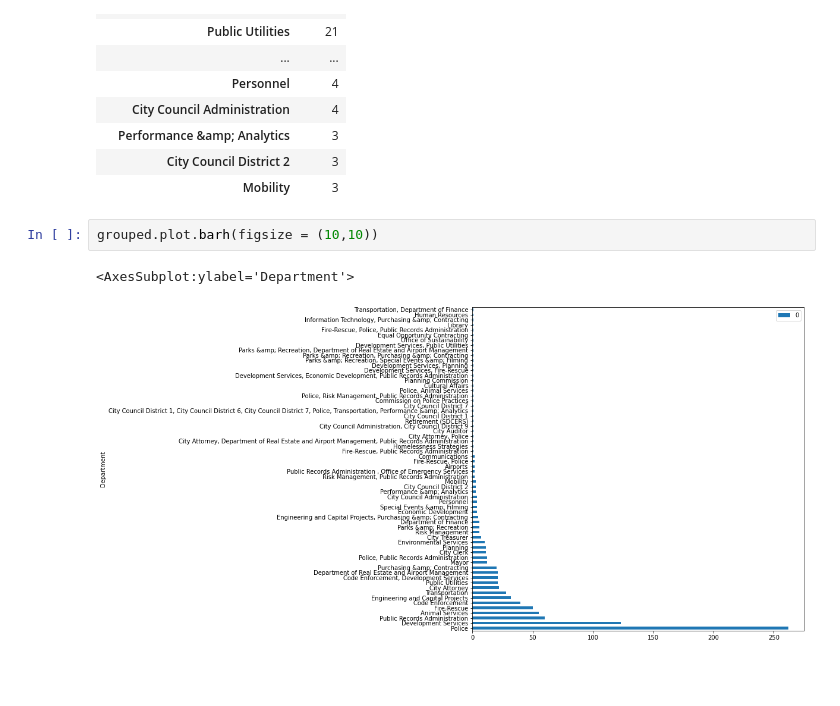
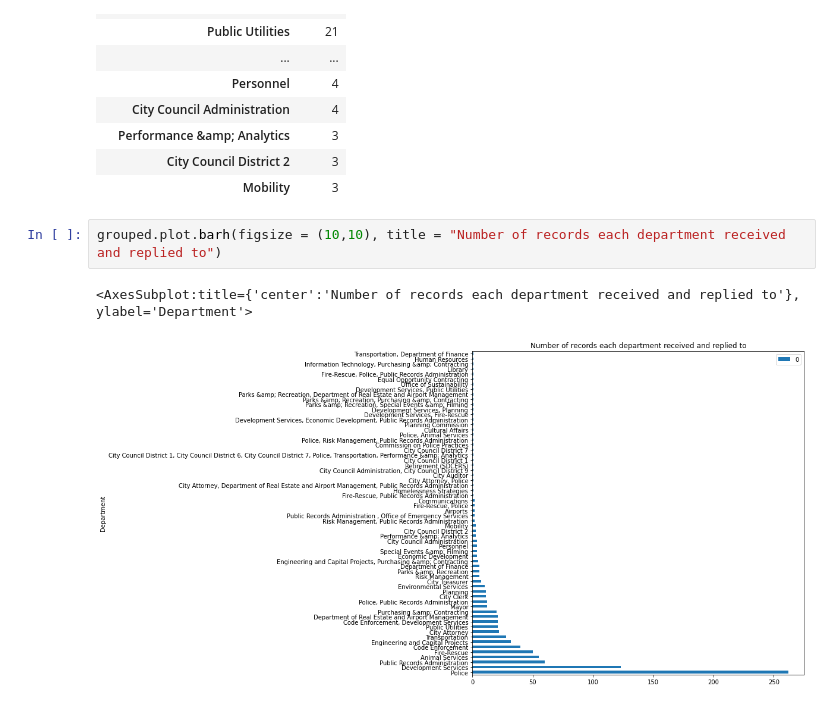
Before and after one commit to Saikrishna-Achalla/police-records-analysis, a Jupyter notebook: Data Visualisation.ipynb, the cells around one changed output. Saved outputs shown, nothing was run; the diff lists cells and outputs as text; blank space fills up the shorter version.

Commit message:
title added

```diff
--- a/Data Visualisation.ipynb
+++ b/Data Visualisation.ipynb
@@ -32,7 +32,7 @@ grouped.rename(columns = {0: 'Count'}).head(30)
 | City Council District 2 | 3 |
 | Mobility | 3 |
 # %%
-grouped.plot.barh(figsize = (10,10))
+grouped.plot.barh(figsize = (10,10), title = "Number of records each department received and replied to")
 # %% [output]
-<AxesSubplot:ylabel='Department'>
+<AxesSubplot:title={'center':'Number of records each department received and replied to'}, ylabel='Department'>
-[figure, old version]
+[figure, new version]
```
